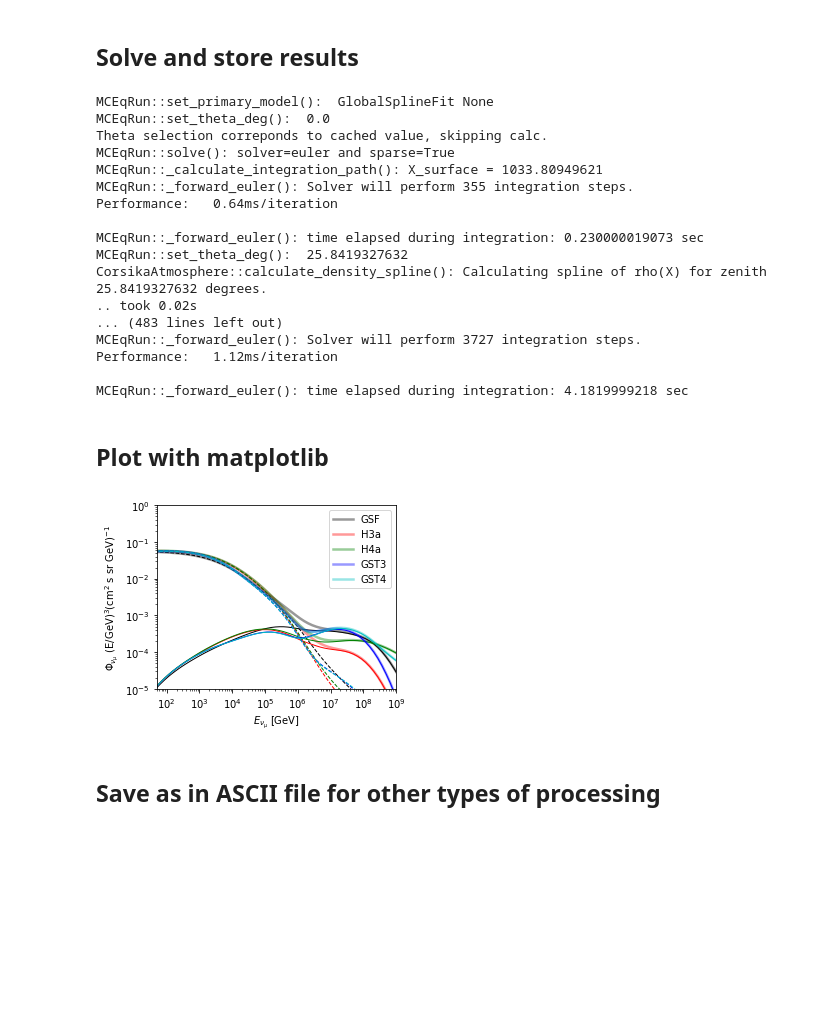
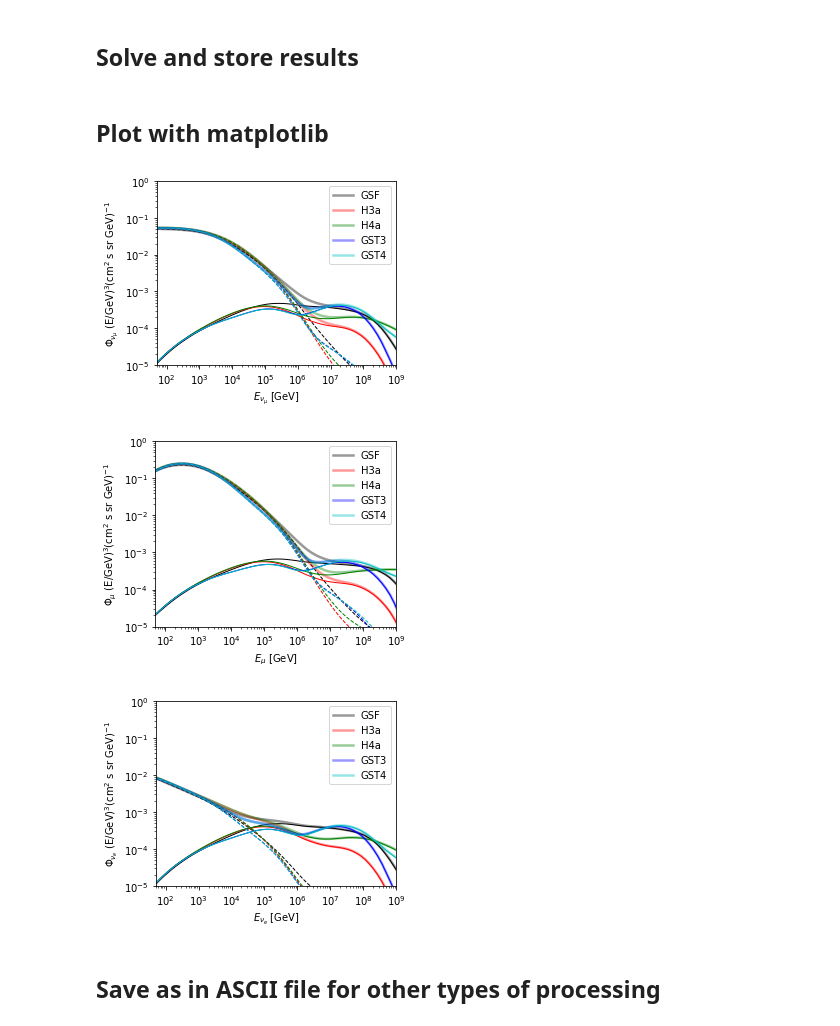
Before and after one commit to mceq-project/MCEq, a Jupyter notebook: examples/Compare_primary_fluxes.ipynb, the cells around one changed output. Saved outputs shown, nothing was run; the diff lists cells and outputs as text; code cells hidden in the pictures; blank space fills up the shorter version.

```diff
--- a/examples/Compare_primary_fluxes.ipynb
+++ b/examples/Compare_primary_fluxes.ipynb
@@ -26,7 +26,7 @@ mceq_run = MCEqRun(
 interaction_model='SIBYLL2.3c',
 #primary cosmic ray flux model
 #support a tuple (primary model class (not instance!), arguments)
-primary_model=(pm.GlobalSplineFit,None),#(pm.HillasGaisser2012, "H3a"),
+primary_model=(pm.GlobalSplineFitBeta,None),#(pm.HillasGaisser2012, "H3a"),
 # Zenith angle in degrees. 0=vertical, 90=horizontal
 theta_deg=0.0,
 #expand the rest of the options from mceq_config.py
@@ -66,7 +66,7 @@ e_grid = mceq_run.e_grid
 p_spectrum_flux = []
 
 #Initialize empty grid
-for  pmcount, pmodel in enumerate([(pm.GlobalSplineFit,None),
+for  pmcount, pmodel in enumerate([(pm.GlobalSplineFitBeta,None),
                                    (pm.HillasGaisser2012,'H3a'),
                                    (pm.HillasGaisser2012,'H4a'),
                                    (pm.GaisserStanevTilav,'3-gen'),
@@ -131,24 +131,6 @@ for  pmcount, pmodel in enumerate([(pm.GlobalSplineFit,None),
         flux[frac] = flux[frac]/float(len(angles))
 
     p_spectrum_flux.append((flux,mceq_run.pmodel.sname,mceq_run.pmodel.name))
-# %% [output]
-MCEqRun::set_primary_model():  GlobalSplineFit None
-MCEqRun::set_theta_deg():  0.0
-Theta selection correponds to cached value, skipping calc.
-MCEqRun::solve(): solver=euler and sparse=True
-MCEqRun::_calculate_integration_path(): X_surface = 1033.80949621
-MCEqRun::_forward_euler(): Solver will perform 355 integration steps.
-Performance:   0.64ms/iteration
-
-MCEqRun::_forward_euler(): time elapsed during integration: 0.230000019073 sec
-MCEqRun::set_theta_deg():  25.8419327632
-CorsikaAtmosphere::calculate_density_spline(): Calculating spline of rho(X) for zenith 25.8419327632 degrees.
-.. took 0.02s
-... (483 lines left out)
-MCEqRun::_forward_euler(): Solver will perform 3727 integration steps.
-Performance:   1.12ms/iteration
-
-MCEqRun::_forward_euler(): time elapsed during integration: 4.1819999218 sec
 # %% [markdown]
 Plot with matplotlib
 --------------------
@@ -157,28 +139,32 @@ Plot with matplotlib
 desktop = os.path.join(os.path.expanduser("~"),'Desktop')
 # %%
 for pref, lab in [('numu_',r'\nu_\mu'),
-#                   ('mu_',r'\mu'),
-#                   ('nue_',r'\nu_e')
+                  ('mu_',r'\mu'),
+                  ('nue_',r'\nu_e')
                  ]:
     plt.figure(figsize=(4.5, 3.5))
     for (flux, p_sname, p_name), col in zip(p_spectrum_flux,['k','r','g','b','c']):
 
         plt.loglog(e_grid, flux[pref + 'total'], color=col, ls='-', lw=2.5,
                   label=p_sname, alpha=0.4)
         plt.loglog(e_grid, flux[pref + 'conv'], color=col, ls='--', lw=1,
                    label='_nolabel_')
         plt.loglog(e_grid, flux[pref + 'pr'], color=col,ls='-', lw=1,
                    label='_nolabel_')
     plt.xlim(50,1e9)
     plt.ylim(1e-5,1)
     plt.xlabel(r"$E_{{{0}}}$ [GeV]".format(lab))
     plt.ylabel(r"$\Phi_{" + lab + "}$ (E/GeV)$^{" + str(mag) +" }$" +
                "(cm$^{2}$ s sr GeV)$^{-1}$")
     plt.legend(loc='upper right')
     plt.tight_layout()
-    plt.savefig(os.path.join(desktop,pref + 'flux.pdf'))
+
+    # Uncoment if you want to save the plot
+    # plt.savefig(os.path.join(desktop,pref + 'flux.pdf'))
 # %% [output]
-[figure, old version]
+[figure, new version]
+[figure, added]
+[figure, added]
 # %% [markdown]
 Save as in ASCII file for other types of processing
 ---------------------------------------------------
```
Also changed, not shown: parts of 1 cell of this notebook.
